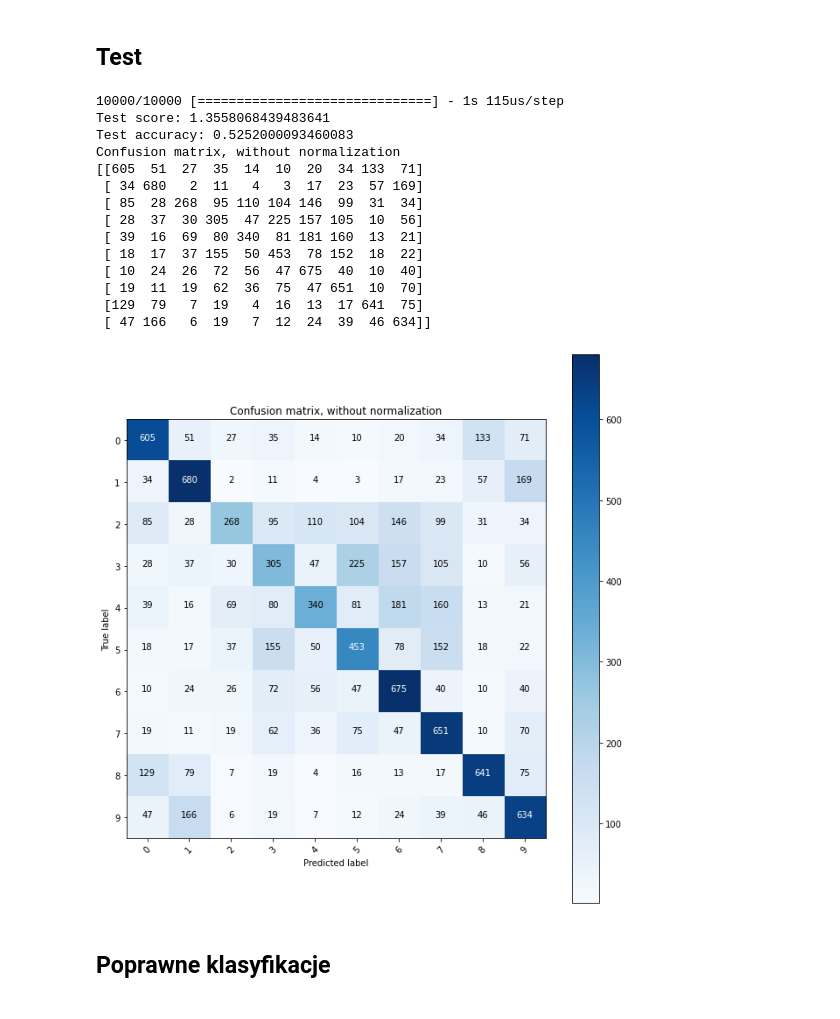
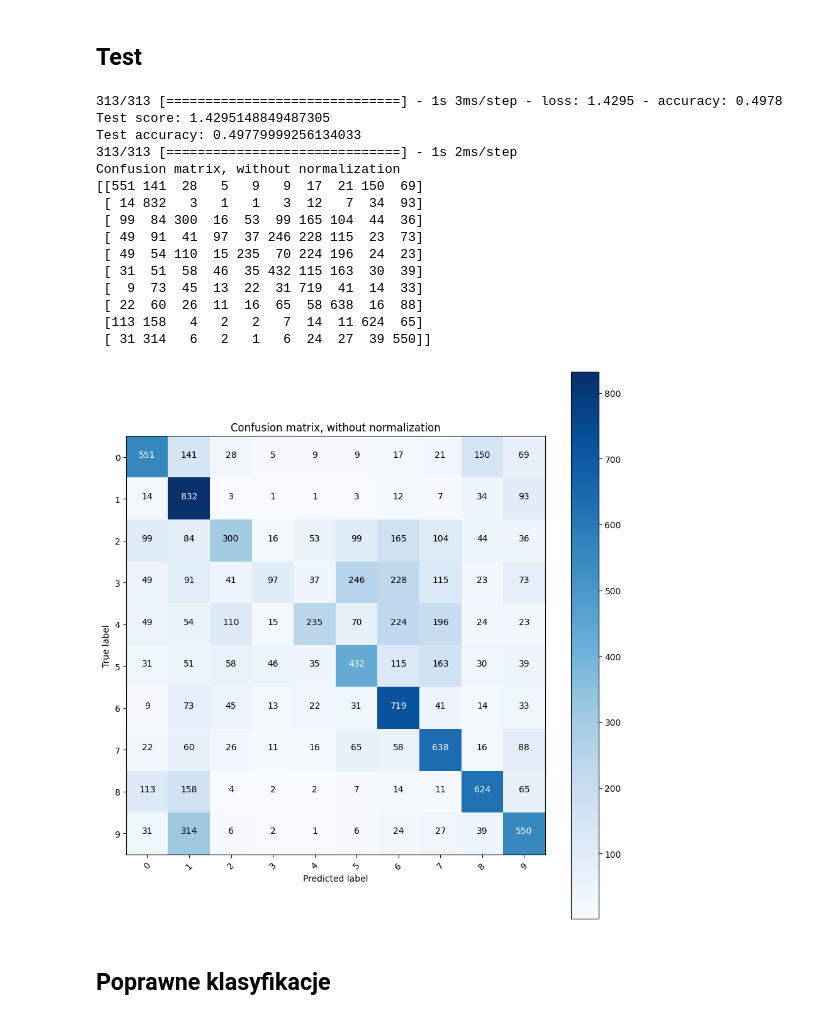
Before and after one commit to wut-mpg/ColabNotebooks, a Jupyter notebook: TWM_KerasIntro.ipynb, the cells around one changed output. Cells and saved outputs as stored; diff of their text form; code cells hidden in the pictures.

```diff
--- a/TWM_KerasIntro.ipynb
+++ b/TWM_KerasIntro.ipynb
@@ -1165,7 +1146,7 @@ model.add(Activation('softmax'))                     # softmax activation
 
 
 # we'll use the same optimizer
-adam = optimizers.Adam(lr=0.001)
+adam = tf.optimizers.Adam(learning_rate=0.001)
 model.compile(loss='categorical_crossentropy', optimizer=adam, metrics=['accuracy'])
 # %%
 # data augmentation prevents overfitting by slightly changing the data randomly
@@ -1180,6 +1161,6 @@ train_generator = gen.flow(X_train, Y_train, batch_size=128, subset='training')
 valid_generator = gen.flow(X_train, Y_train, batch_size=128, subset='validation')
 test_generator = test_gen.flow(X_test, Y_test, batch_size=128)
 # %%
-model.fit_generator(train_generator, steps_per_epoch=64000//128, epochs=5, verbose=1, validation_data=valid_generator, validation_steps = 16000 // 128)
+model.fit(train_generator, steps_per_epoch=64000//128, epochs=5, verbose=1, validation_data=valid_generator, validation_steps = 16000 // 128)
 # %% [output]
 Epoch 1/5
@@ -1312,7 +1295,7 @@ def generate_model():
 
   model.summary()
 
-  adam = optimizers.Adam(lr=0.001)
+  adam = tf.optimizers.Adam(learning_rate=0.001)
   model.compile(loss='categorical_crossentropy', optimizer=adam, metrics=['accuracy'])
 
   return model
@@ -1346,6 +1330,6 @@ gen = ImageDataGenerator(rotation_range=8, width_shift_range=0.08, shear_range=0
 train_generator = gen.flow(X_train, Y_train, batch_size=128, subset='training')
 valid_generator = gen.flow(X_train, Y_train, batch_size=128, subset='validation')
 # %%
-model.fit_generator(train_generator, steps_per_epoch=50000//128, epochs=2, verbose=1, validation_data=valid_generator, validation_steps = 10000 // 128)
+model.fit(train_generator, steps_per_epoch=40000//128, epochs=2, verbose=1, validation_data=valid_generator, validation_steps = 10000 // 128)
 # %% [output]
 Epoch 1/2
@@ -1358,44 +1342,46 @@ Epoch 2/2
 # %%
 score = model.evaluate(X_test, Y_test)
 print('Test score:', score[0])
 print('Test accuracy:', score[1])
 
 # The predict_classes function outputs the highest probability class
 # according to the trained classifier for each input example.
-predicted_classes = model.predict_classes(X_test)
+predicted = model.predict(X_test)
+predicted_classes = np.argmax(predicted, axis=1)
 
 # Check which items we got right / wrong
 correct_indices = np.nonzero(predicted_classes == y_test)[0]
 
 incorrect_indices = np.nonzero(predicted_classes != y_test)[0]
 
 
 cnf_matrix = confusion_matrix(y_test, predicted_classes)
 
 class_names = [str(i) for i in range(10)]
 
 # Plot non-normalized confusion matrix
 plt.figure()
 plot_confusion_matrix(cnf_matrix, classes=class_names,
                       title='Confusion matrix, without normalization')
 
 plt.show()
 # %% [output]
-10000/10000 [==============================] - 1s 115us/step
-Test score: 1.3558068439483641
-Test accuracy: 0.5252000093460083
+313/313 [==============================] - 1s 3ms/step - loss: 1.4295 - accuracy: 0.4978
+Test score: 1.4295148849487305
+Test accuracy: 0.49779999256134033
+313/313 [==============================] - 1s 2ms/step
 Confusion matrix, without normalization
-[[605  51  27  35  14  10  20  34 133  71]
- [ 34 680   2  11   4   3  17  23  57 169]
- [ 85  28 268  95 110 104 146  99  31  34]
- [ 28  37  30 305  47 225 157 105  10  56]
- [ 39  16  69  80 340  81 181 160  13  21]
- [ 18  17  37 155  50 453  78 152  18  22]
- [ 10  24  26  72  56  47 675  40  10  40]
- [ 19  11  19  62  36  75  47 651  10  70]
- [129  79   7  19   4  16  13  17 641  75]
- [ 47 166   6  19   7  12  24  39  46 634]]
+[[551 141  28   5   9   9  17  21 150  69]
+ [ 14 832   3   1   1   3  12   7  34  93]
+ [ 99  84 300  16  53  99 165 104  44  36]
+ [ 49  91  41  97  37 246 228 115  23  73]
+ [ 49  54 110  15 235  70 224 196  24  23]
+ [ 31  51  58  46  35 432 115 163  30  39]
+ [  9  73  45  13  22  31 719  41  14  33]
+ [ 22  60  26  11  16  65  58 638  16  88]
+ [113 158   4   2   2   7  14  11 624  65]
+ [ 31 314   6   2   1   6  24  27  39 550]]
-[figure, old version]
+[figure, new version]
 # %%
 def show_samples_rgb(indices, preds, images, labels, count=3, names = []):
     plt.figure()
```
Also changed, not shown: parts of 50 cells of this notebook.
